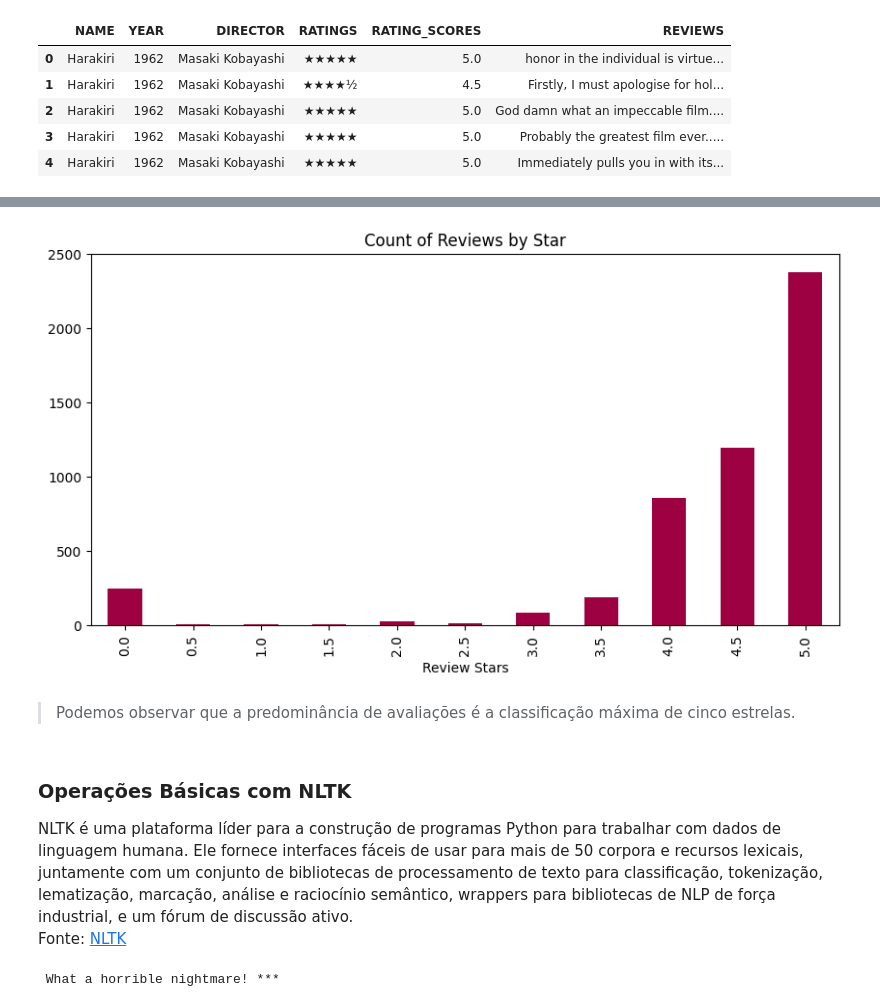
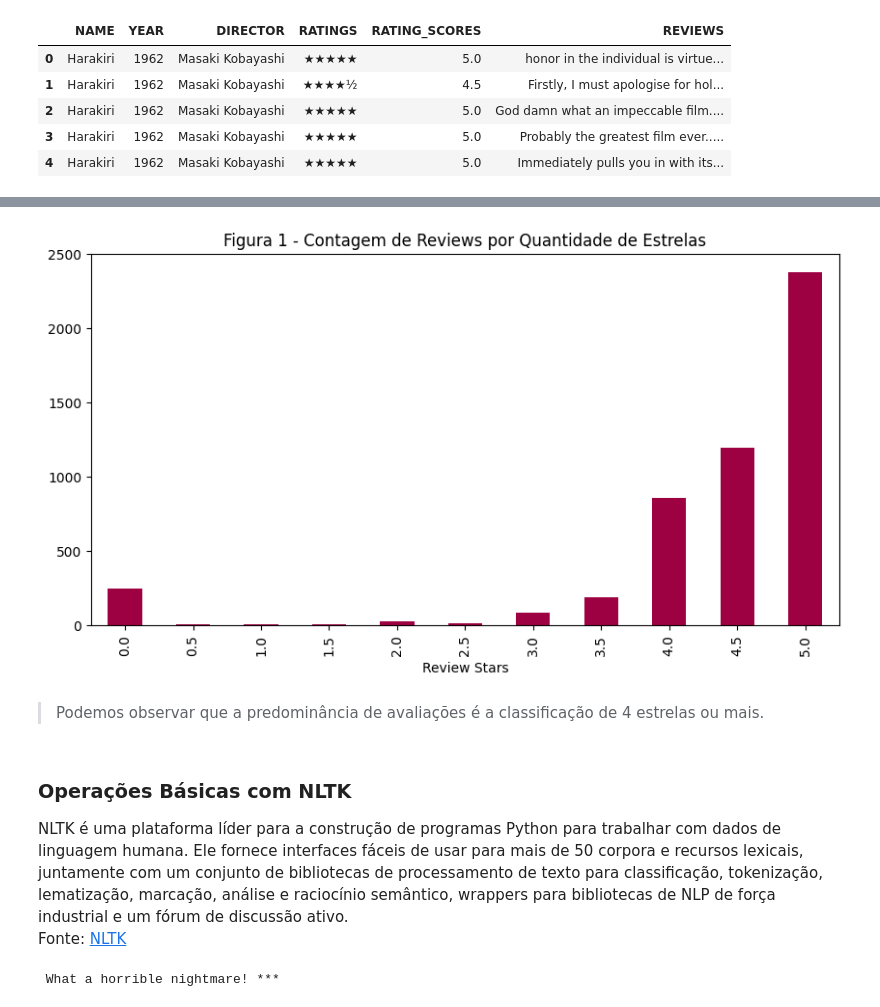
Before and after one commit to anycarolinys/projeto_NLP, a Jupyter notebook: NLP.ipynb, the cells around one changed output, grey strips where cells are left out. Saved outputs shown, nothing was run; the diff lists cells and outputs as text; code cells hidden in the pictures.

```diff
--- a/NLP.ipynb
+++ b/NLP.ipynb
@@ -8,10 +8,12 @@ import matplotlib.pyplot as plt
 from matplotlib import cm
 import seaborn as sns
 import numpy as np
+FIG_NUMBER = 1
 # %%
 # Importando a base de dados .csv
 file_path = './dataset/LetterboxdTop250-5000reviews.csv'
-reviews_250_df = pd.read_csv(file_path)
+# reviews_250_df = pd.read_csv(file_path)
+reviews_250_df = pd.read_csv(file_path, index_col=0)
 # %%
 # Imprimindo as primeiras 5 linhas
 reviews_250_df.head(5)
@@ -38,3 +39,0 @@ reviews_250_df.head(5)
-# %%
-# Excluindo uma espécie de coluna de indexação que já veio no dataset original
-reviews_250_df.drop(reviews_250_df.columns[reviews_250_df.columns.str.contains('unnamed', case=False)], axis=1, inplace=True)
@@ -124,21 +119,22 @@ https://towardsdatascience.com/sentimental-analysis-using-vader-a3415fef7664 -->
 # %%
 # Criando um gráfico de barra para analisar a distribuição dos reviews por estrelas
 axis = reviews_df['RATING_SCORES'].value_counts().sort_index() \
                             .plot(kind='bar',
-                                  title='Count of Reviews by Star',
+                                  title=f'Figura {FIG_NUMBER} - Contagem de Reviews por Quantidade de Estrelas',
                                   figsize=(10,5),
                                   colormap=cm.get_cmap('Spectral'))
 
 axis.set_xlabel('Review Stars')
 plt.ylim(reviews_df.index.start, reviews_df['RATING_SCORES'].index.stop - 2500)
 plt.show()
+FIG_NUMBER += 1
 # %% [output]
-[figure, old version]
+[figure, new version]
 # %% [markdown]
-> Podemos observar que a predominância de avaliações é a classificação máxima de cinco estrelas.
+> Podemos observar que a predominância de avaliações é a classificação de 4 estrelas ou mais.
 # %% [markdown]
 ### **Operações Básicas com NLTK**
-NLTK é uma plataforma líder para a construção de programas Python para trabalhar com dados de linguagem humana. Ele fornece interfaces fáceis de usar para mais de 50 corpora e recursos lexicais, juntamente com um conjunto de bibliotecas de processamento de texto para classificação, tokenização, lematização, marcação, análise e raciocínio semântico, wrappers para bibliotecas de NLP de força industrial, e um fórum de discussão ativo.
+NLTK é uma plataforma líder para a construção de programas Python para trabalhar com dados de linguagem humana. Ele fornece interfaces fáceis de usar para mais de 50 corpora e recursos lexicais, juntamente com um conjunto de bibliotecas de processamento de texto para classificação, tokenização, lematização, marcação, análise e raciocínio semântico, wrappers para bibliotecas de NLP de força industrial e um fórum de discussão ativo.
 Fonte: [NLTK](https://www.nltk.org/)
 # %%
 # Importando a biblioteca
```
Also changed, not shown: parts of 52 cells of this notebook, 2 other files.
